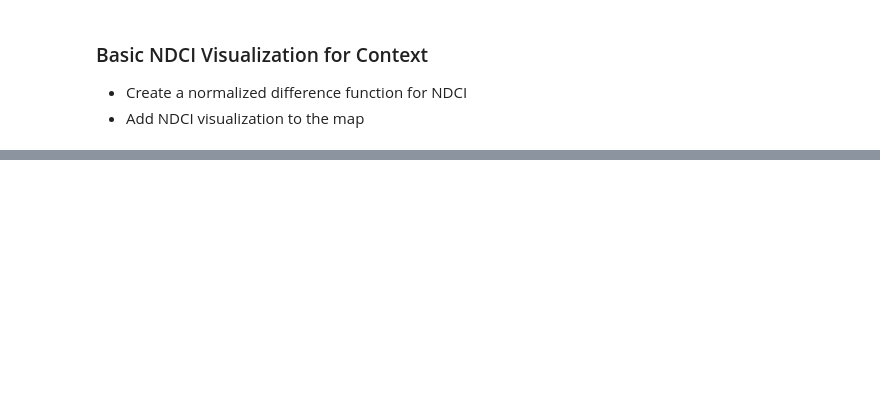
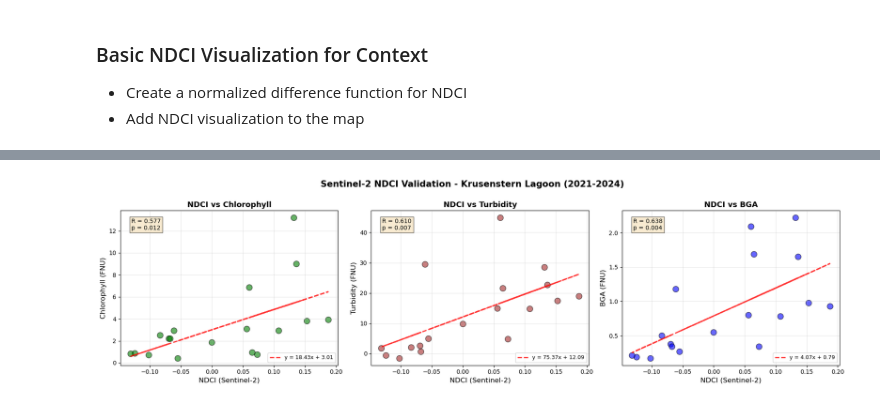
Before and after one commit to jlzamary/WCS-Lagoon-Analysis, a Jupyter notebook: Notebooks/Current/krusenstern_analysis_sp26.ipynb, the cells around one changed output, grey strips where cells are left out. Drawn from its saved outputs; the diff is of its cells as text; code cells hidden in the pictures; blank space fills up the shorter version.

```diff
--- a/Notebooks/Current/krusenstern_analysis_sp26.ipynb
+++ b/Notebooks/Current/krusenstern_analysis_sp26.ipynb
@@ -192,0 +424,58 @@ Map(bottom=129043.0, center=[67.14249833009816, -163.61938476562503], controls=(
+# %%
+# Validation plots
+
+# Create figure with 3 subplots (1 row, 3 columns)
+fig, axes = plt.subplots(1, 3, figsize=(18, 5))
+
+# Function to create each subplot with consistent styling
+def create_subplot(ax, x_data, y_data, y_label, color, title):
+    """
+    Scatter plot with trend line and statistics
+    """
+    # Scatter plot
+    ax.scatter(x_data, y_data, s=100, alpha=0.6, edgecolors='black', color=color)
+    ax.set_xlabel('NDCI (Sentinel-2)', fontsize=12)
+    ax.set_ylabel(y_label, fontsize=12)
+    ax.set_title(title, fontsize=13, fontweight='bold')
+    ax.grid(True, alpha=0.3)
+
+    # Add linear trend line
+    z = np.polyfit(x_data, y_data, 1)
+    p = np.poly1d(z)
+    ax.plot(x_data, p(x_data), "r--", alpha=0.8, linewidth=2,
+            label=f'y = {z[0]:.2f}x + {z[1]:.2f}')
+
+    # Calculate Pearson correlation
+    r, p_value = pearsonr(x_data, y_data)
+
+    # Add statistics box
+    stats_text = f'R = {r:.3f}\np = {p_value:.3f}'
+    ax.text(0.05, 0.95, stats_text,
+            transform=ax.transAxes, fontsize=10, verticalalignment='top',
+            bbox=dict(boxstyle='square', facecolor='wheat', alpha=0.6))
+
+    ax.legend(loc='lower right', fontsize=9)
+
+    return r, p_value
+
+# Create each subplot
+r_chlor, p_chlor = create_subplot(axes[0], ndci, chlorophyll_fnu,
+                                   'Chlorophyll (FNU)', 'green',
+                                   'NDCI vs Chlorophyll')
+
+r_turb, p_turb = create_subplot(axes[1], ndci, turbidity_fnu,
+                                 'Turbidity (FNU)', 'brown',
+                                 'NDCI vs Turbidity')
+
+r_bga, p_bga = create_subplot(axes[2], ndci, bga_fnu,
+                               'BGA (FNU)', 'blue',
+                               'NDCI vs BGA')
+
+# Main title
+fig.suptitle('Sentinel-2 NDCI Validation - Krusenstern Lagoon (2021-2024)',
+             fontsize=15, fontweight='bold', y=1.00)
+
+plt.tight_layout()
+plt.show()
+# %% [output]
+[figure, added]
```
Also changed, not shown: parts of 29 cells of this notebook, 1 other file.
